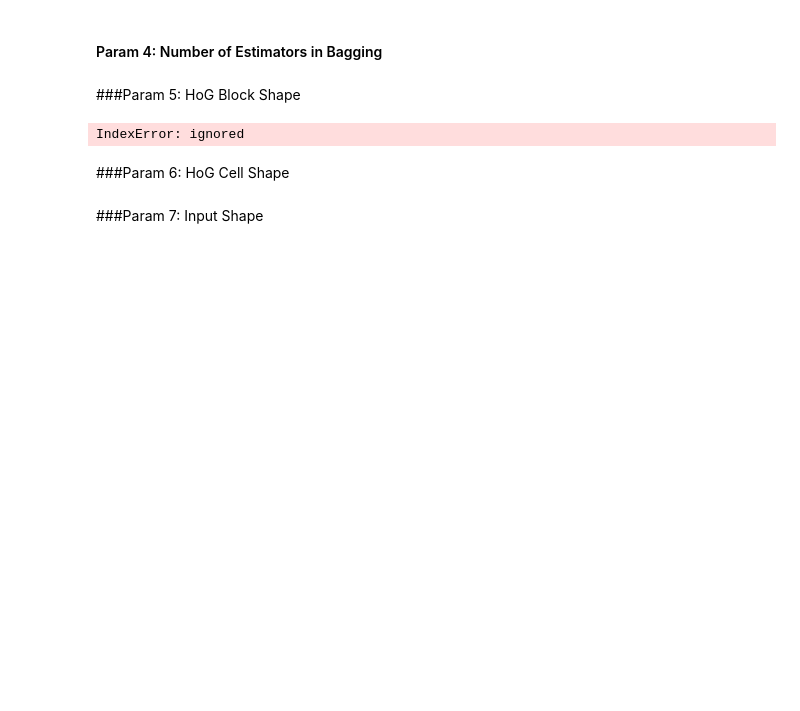
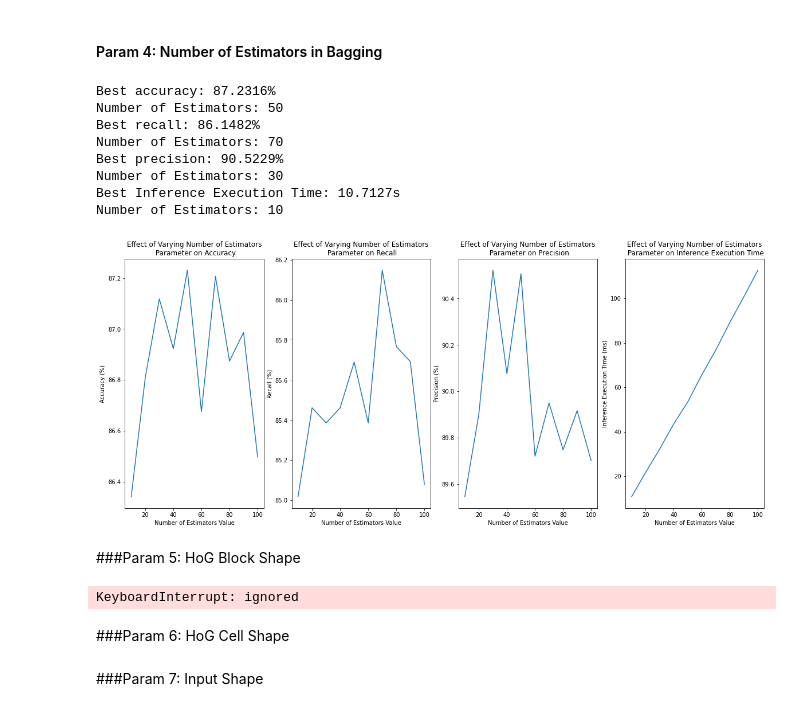
Before and after one commit to chrismartel/ECSE415-Project-G7, a Jupyter notebook: classification/classification.ipynb, the cells around one changed output. Saved outputs shown, nothing was run; the diff lists cells and outputs as text; code cells hidden in the pictures; blank space fills up the shorter version.

```diff
--- a/classification/classification.ipynb
+++ b/classification/classification.ipynb
@@ -1089,10 +1155,13 @@ AttributeError: ignored
 # %% [markdown]
 #### Param 4: Number of Estimators in Bagging
 # %%
+import gc
+
 # Dataset parameters
 positive_negative_ratio = 1
 min_intersection_ratio = 0.8
 use_external_vehicle_samples = True
+number_of_external_vehicle_samples = 1000
 
 # Preprocessing parameters
 W = 128
@@ -1104,7 +1173,7 @@ cells_per_block = (4,4) # number of cells per block
 # SVM parameters
 bagging = True
 #n_estimators = 1
-C = 10
+C = 3
 param_range = [10, 20, 30, 40, 50, 60, 70, 80, 90 , 100]
 
 recalls, accuracies, precisions, inference_exec_times = np.zeros(len(param_range)), np.zeros(len(param_range)), np.zeros(len(param_range)), np.zeros(len(param_range))
@@ -1123,6 +1192,10 @@ for i, n_estimators in enumerate(param_range):
   precisions[i] = np.mean(prec)
   inference_exec_times[i] = np.mean(exec)
 
+del sequences
+del features
+del labels
+gc.collect()
 
 # Display
 param_name = "Number of Estimators"
@@ -1130,39 +1203,51 @@ param_name = "Number of Estimators"
 fig, axes = plt.subplots(1,4)
 fig.set_figheight(8)
 fig.set_figwidth(20)
 
 # Plot Accuracy
 axes[0].plot(param_range,accuracies)
 axes[0].set_title("Effect of Varying {param_name}\n Parameter on Accuracy".format(param_name=param_name))
 axes[0].set_xlabel("{param_name} Value".format(param_name=param_name))
 axes[0].set_ylabel("Accuracy (%)")
 print("Best accuracy: {acc:.4f}%\n{param_name}: {param}".format(acc=np.max(accuracies), param=param_range[np.argmax(accuracies)], param_name=param_name))
 
 # Plot Recall
 axes[1].plot(param_range,recalls)
 axes[1].set_title("Effect of Varying {param_name}\n Parameter on Recall".format(param_name=param_name))
 axes[1].set_xlabel("{param_name} Value".format(param_name=param_name))
 axes[1].set_ylabel("Recall (%)")
 print("Best recall: {rec:.4f}%\n{param_name}: {param}".format(rec=np.max(recalls), param=param_range[np.argmax(recalls)],param_name=param_name))
 
 # Plot Precision
 axes[2].plot(param_range,precisions)
 axes[2].set_title("Effect of Varying {param_name}\n Parameter on Precision".format(param_name=param_name))
 axes[2].set_xlabel("{param_name} Value".format(param_name=param_name))
 axes[2].set_ylabel("Precision (%)")
 print("Best precision: {prec:.4f}%\n{param_name}: {param}".format(prec=np.max(precisions), param=param_range[np.argmax(precisions)], param_name=param_name))
 
 # Plot Inference Execution Time
-axes[3].plot(param_range,inference_exec_times)
+axes[3].plot(param_range,1000*inference_exec_times)
 axes[3].set_title("Effect of Varying {param_name}\n Parameter on Inference Execution Time".format(param_name=param_name))
 axes[3].set_xlabel("{param_name} Value".format(param_name=param_name))
-axes[3].set_ylabel("Inference Execution Time (s)")
-print("Best Inference Execution Time: {exec:.4f}s\n{param_name}: {param}".format(exec=np.min(inference_exec_times), param=param_range[np.argmin(inference_exec_times)], param_name=param_name))
+axes[3].set_ylabel("Inference Execution Time (ms)")
+print("Best Inference Execution Time: {exec:.4f}s\n{param_name}: {param}".format(exec=1000*np.min(inference_exec_times), param=param_range[np.argmin(inference_exec_times)], param_name=param_name))
 
 plt.show()
+# %% [output]
+Best accuracy: 87.2316%
+Number of Estimators: 50
+Best recall: 86.1482%
+Number of Estimators: 70
+Best precision: 90.5229%
+Number of Estimators: 30
+Best Inference Execution Time: 10.7127s
+Number of Estimators: 10
+[figure, added]
 # %% [markdown]
 ###Param 5: HoG Block Shape
 # %%
+import gc
+
 # Dataset parameters
 positive_negative_ratio = 1
 min_intersection_ratio = 0.8
@@ -1172,15 +1257,14 @@ use_external_vehicle_samples = True
 W = 128
 H = 80
 orientations = 9 # number of orientation bins
-pixels_per_cell = (8,16) # number of pixels per cell
-# cells_per_block = (4,4) # number of cells per block
+pixels_per_cell = (8,8) # number of pixels per cell
 
 # SVM parameters
 bagging = False
 n_estimators = 1
 C = 10
 
-param_range = [(1,1),(2,2),(2,3),(3,2),(3,3),(3,4),(4,3),(4,4)]
+param_range = [(2,2),(3,3),(4,4), (6,6), (8,8), (10,10)]
 
 recalls, accuracies, precisions, preprocessing_exec_times = np.zeros(len(param_range)), np.zeros(len(param_range)), np.zeros(len(param_range)), np.zeros(len(param_range))
 
@@ -1199,13 +1283,19 @@ for i, cells_per_block in enumerate(param_range):
   precisions[i] = np.mean(prec)
   preprocessing_exec_times[i] = preprocessing_exec_time
 
+  del features
+  del labels
+  gc.collect()
+
+del sequences
+gc.collect()
 
 # Display
 param_name = "Cells Per Block"
 param_range_str = [str(x) for x in param_range]
 
 fig, axes = plt.subplots(1,4)
-fig.set_figheight(8)
+fig.set_figheight(4)
 fig.set_figwidth(20)
 
 # Plot Accuracy
@@ -1230,15 +1320,15 @@ axes[2].set_ylabel("Precision (%)")
 print("Best precision: {prec:.4f}%\n{param_name}: {param}".format(prec=np.max(precisions), param=param_range_str[np.argmax(precisions)], param_name=param_name))
 
 # Plot Inference Execution Time
-axes[3].bar(param_range_str,inference_exec_times)
+axes[3].bar(param_range_str,1000*preprocessing_exec_times)
 axes[3].set_title("Effect of Varying {param_name}\n Parameter on Preprocessing Execution Time".format(param_name=param_name))
 axes[3].set_xlabel("{param_name} Value".format(param_name=param_name))
-axes[3].set_ylabel("Inference Execution Time (s)")
-print("Best Preprocessing Execution Time: {exec:.4f}s\n{param_name}: {param}".format(exec=np.min(inference_exec_times), param=param_range_str[np.argmin(inference_exec_times)], param_name=param_name))
+axes[3].set_ylabel("Inference Execution Time (ms)")
+print("Best Preprocessing Execution Time: {exec:.4f}ms\n{param_name}: {param}".format(exec=1000*np.min(preprocessing_exec_times), param=param_range_str[np.argmin(preprocessing_exec_times)], param_name=param_name))
 
 plt.show()
 # %% [output]
-IndexError: ignored
+KeyboardInterrupt: ignored
 # %% [markdown]
 ###Param 6: HoG Cell Shape
 # %%
```
Also changed, not shown: parts of 11 cells of this notebook.
